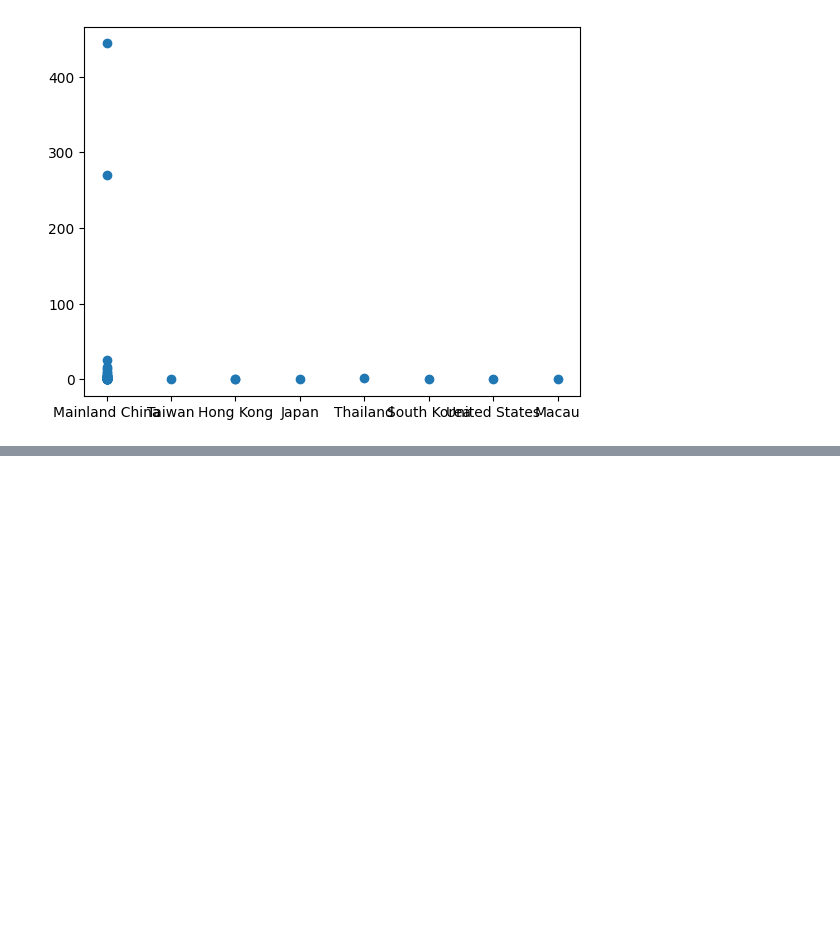
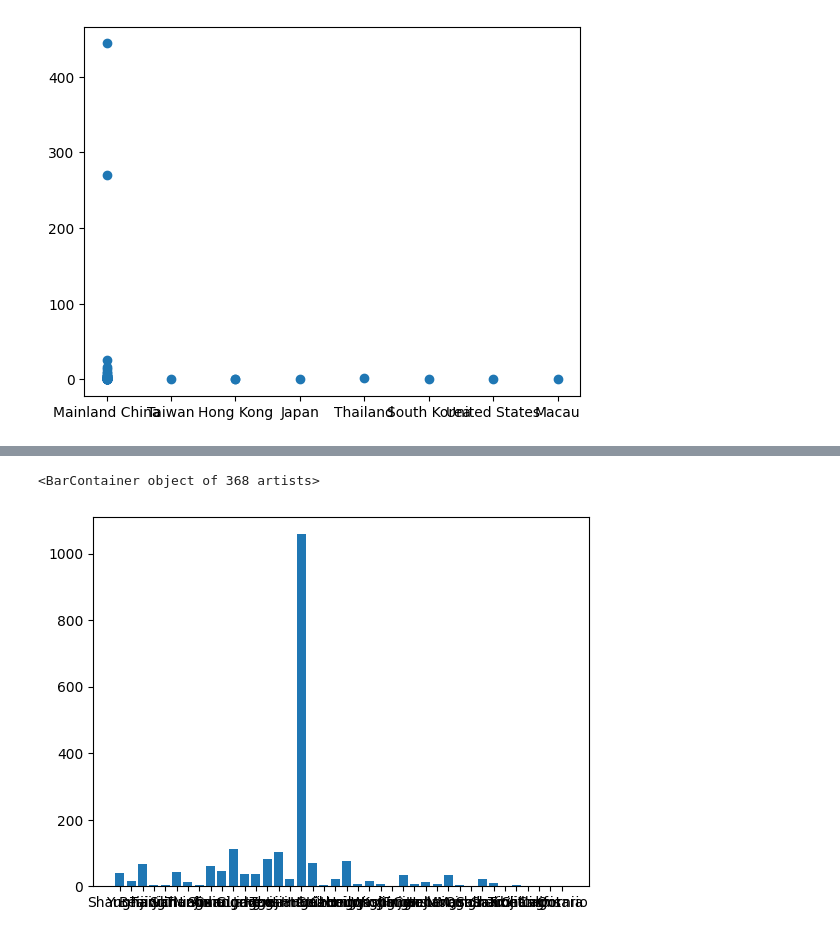
Before and after one commit to Vaisalee/sem-5, a Jupyter notebook: Data Visualization.ipynb, the cells around one changed output, grey strips where cells are left out. Drawn from its saved outputs; the diff is of its cells as text; code cells hidden in the pictures; blank space fills up the shorter version.

```diff
--- a/Data Visualization.ipynb
+++ b/Data Visualization.ipynb
@@ -59,0 +60,5 @@ pt.pie(data["Confirmed"][:10],labels=data["Province/State"][:10])
+# %%
+pt.bar(data["Province/State"],data["Confirmed"])
+# %% [output]
+<BarContainer object of 368 artists>
+[figure, added]
```
Also changed, not shown: parts of 2 cells of this notebook.
